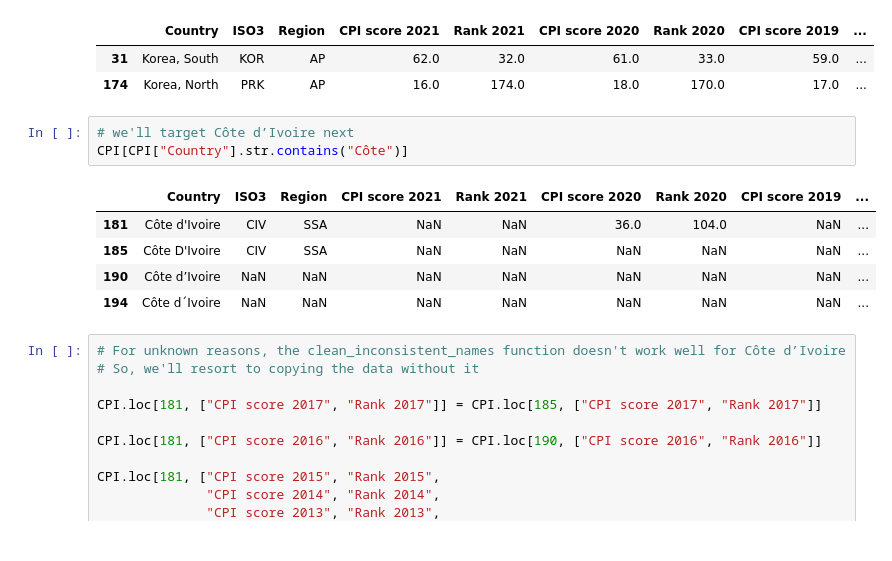
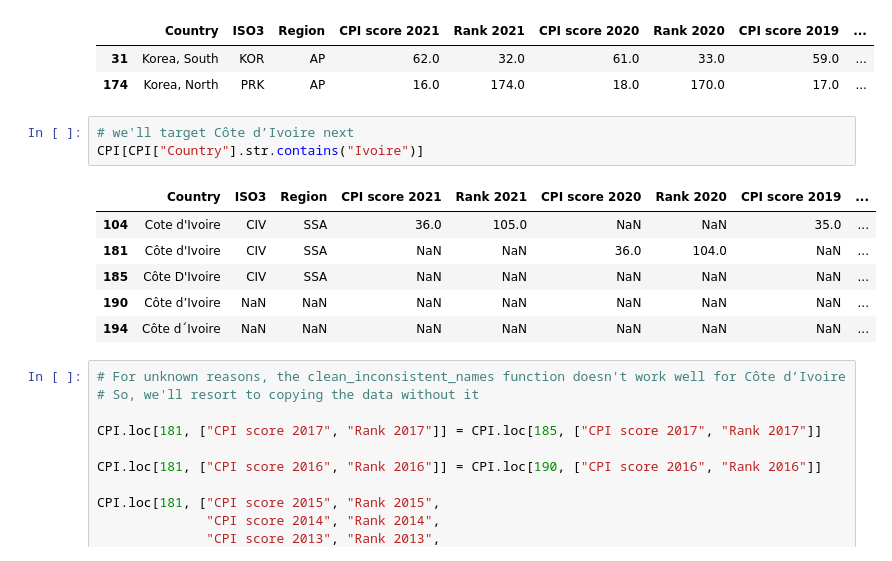
Before and after one commit to wanzulfikri/cpi_analysis, a Jupyter notebook: CPI 2012-2021.ipynb, the cells around one changed output. Cells and saved outputs as stored; diff of their text form.

```diff
--- a/CPI 2012-2021.ipynb
+++ b/CPI 2012-2021.ipynb
@@ -333,9 +333,10 @@ CPI[CPI["Country"].str.contains("Korea")]
 | 174 | Korea, North | PRK | AP | 16.0 | 174.0 | 18.0 | 170.0 | 17.0 | ... |
 # %%
 # we'll target Côte d’Ivoire next
-CPI[CPI["Country"].str.contains("Côte")]
+CPI[CPI["Country"].str.contains("Ivoire")]
 # %% [output]
 |  | Country | ISO3 | Region | CPI score 2021 | Rank 2021 | CPI score 2020 | Rank 2020 | CPI score 2019 | ... |
+| 104 | Cote d'Ivoire | CIV | SSA | 36.0 | 105.0 | NaN | NaN | 35.0 | ... |
 | 181 | Côte d'Ivoire | CIV | SSA | NaN | NaN | 36.0 | 104.0 | NaN | ... |
 | 185 | Côte D'Ivoire | CIV | SSA | NaN | NaN | NaN | NaN | NaN | ... |
 | 190 | Côte d’Ivoire | NaN | NaN | NaN | NaN | NaN | NaN | NaN | ... |
```
Also changed, not shown: parts of 35 cells of this notebook.
